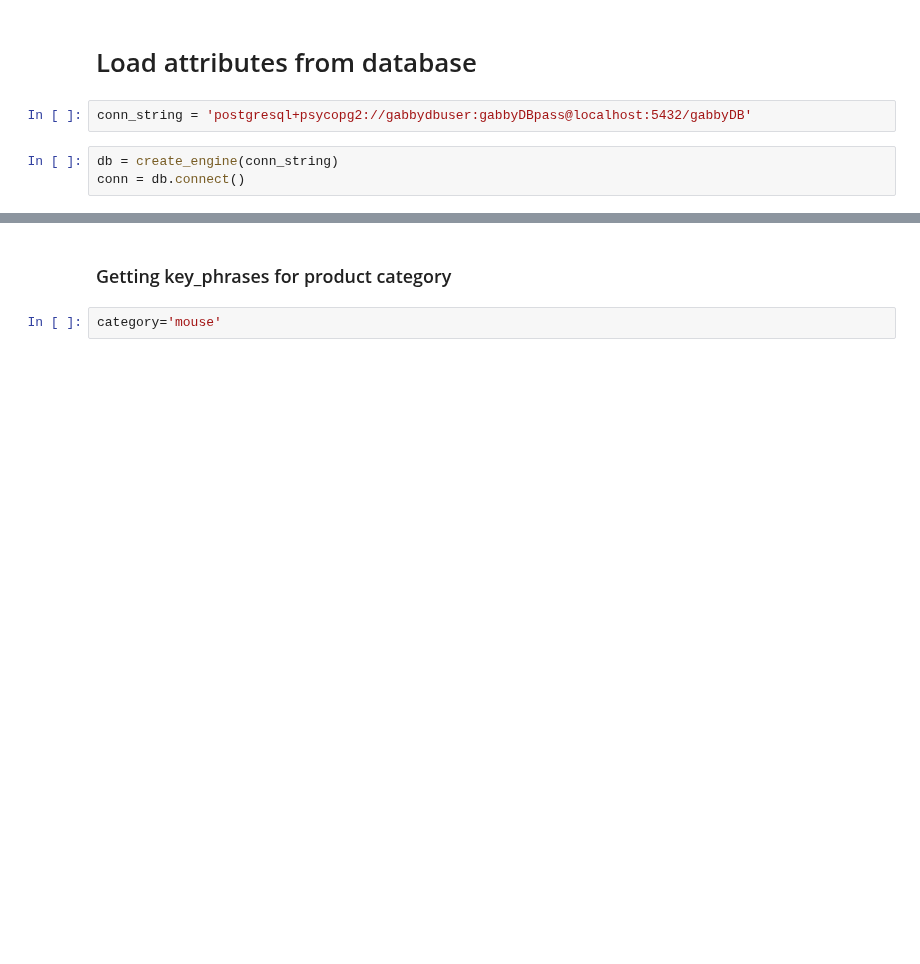
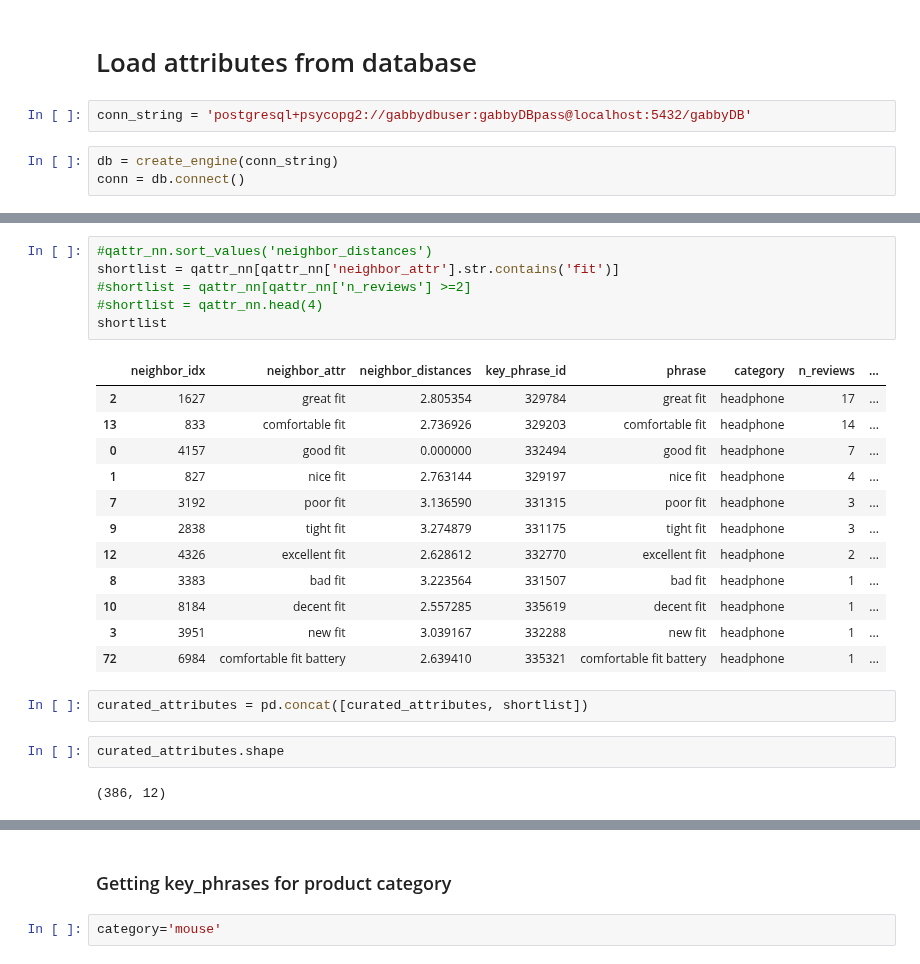
Before and after one commit to avelllabs/Gabby, a Jupyter notebook: notebooks/17_gb_phrase_orders_and_groupings.ipynb, the cells around one changed output, grey strips where cells are left out. Cells and saved outputs as stored; diff of their text form; blank space fills up the shorter version.

```diff
--- a/notebooks/17_gb_phrase_orders_and_groupings.ipynb
+++ b/notebooks/17_gb_phrase_orders_and_groupings.ipynb
@@ -37,0 +259,25 @@ conn = db.connect()
+# %%
+#qattr_nn.sort_values('neighbor_distances')
+shortlist = qattr_nn[qattr_nn['neighbor_attr'].str.contains('fit')]
+#shortlist = qattr_nn[qattr_nn['n_reviews'] >=2]
+#shortlist = qattr_nn.head(4)
+shortlist
+# %% [output]
+|  | neighbor_idx | neighbor_attr | neighbor_distances | key_phrase_id | phrase | category | n_reviews | ... |
+| 2 | 1627 | great fit | 2.805354 | 329784 | great fit | headphone | 17 | ... |
+| 13 | 833 | comfortable fit | 2.736926 | 329203 | comfortable fit | headphone | 14 | ... |
+| 0 | 4157 | good fit | 0.000000 | 332494 | good fit | headphone | 7 | ... |
+| 1 | 827 | nice fit | 2.763144 | 329197 | nice fit | headphone | 4 | ... |
+| 7 | 3192 | poor fit | 3.136590 | 331315 | poor fit | headphone | 3 | ... |
+| 9 | 2838 | tight fit | 3.274879 | 331175 | tight fit | headphone | 3 | ... |
+| 12 | 4326 | excellent fit | 2.628612 | 332770 | excellent fit | headphone | 2 | ... |
+| 8 | 3383 | bad fit | 3.223564 | 331507 | bad fit | headphone | 1 | ... |
+| 10 | 8184 | decent fit | 2.557285 | 335619 | decent fit | headphone | 1 | ... |
+| 3 | 3951 | new fit | 3.039167 | 332288 | new fit | headphone | 1 | ... |
+| 72 | 6984 | comfortable fit battery | 2.639410 | 335321 | comfortable fit battery | headphone | 1 | ... |
+# %%
+curated_attributes = pd.concat([curated_attributes, shortlist])
+# %%
+curated_attributes.shape
+# %% [output]
+(386, 12)
```
Also changed, not shown: parts of 42 cells of this notebook.
